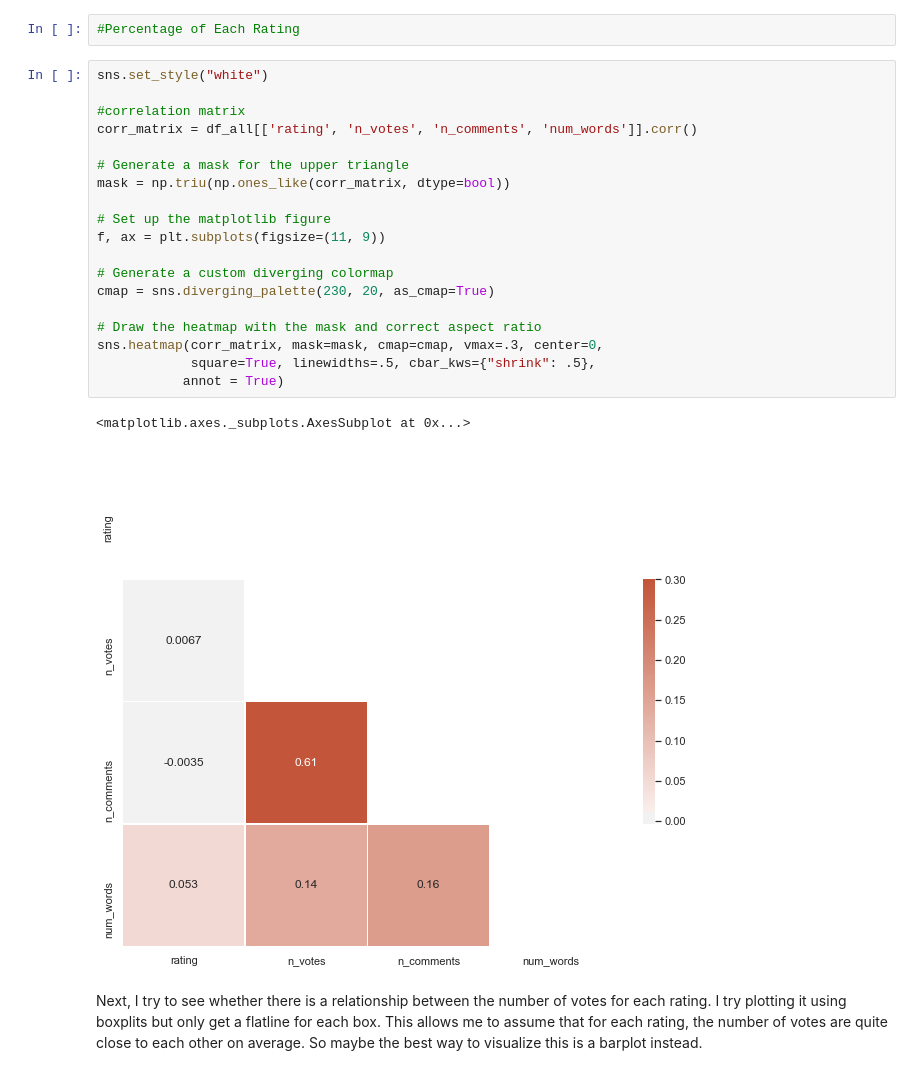
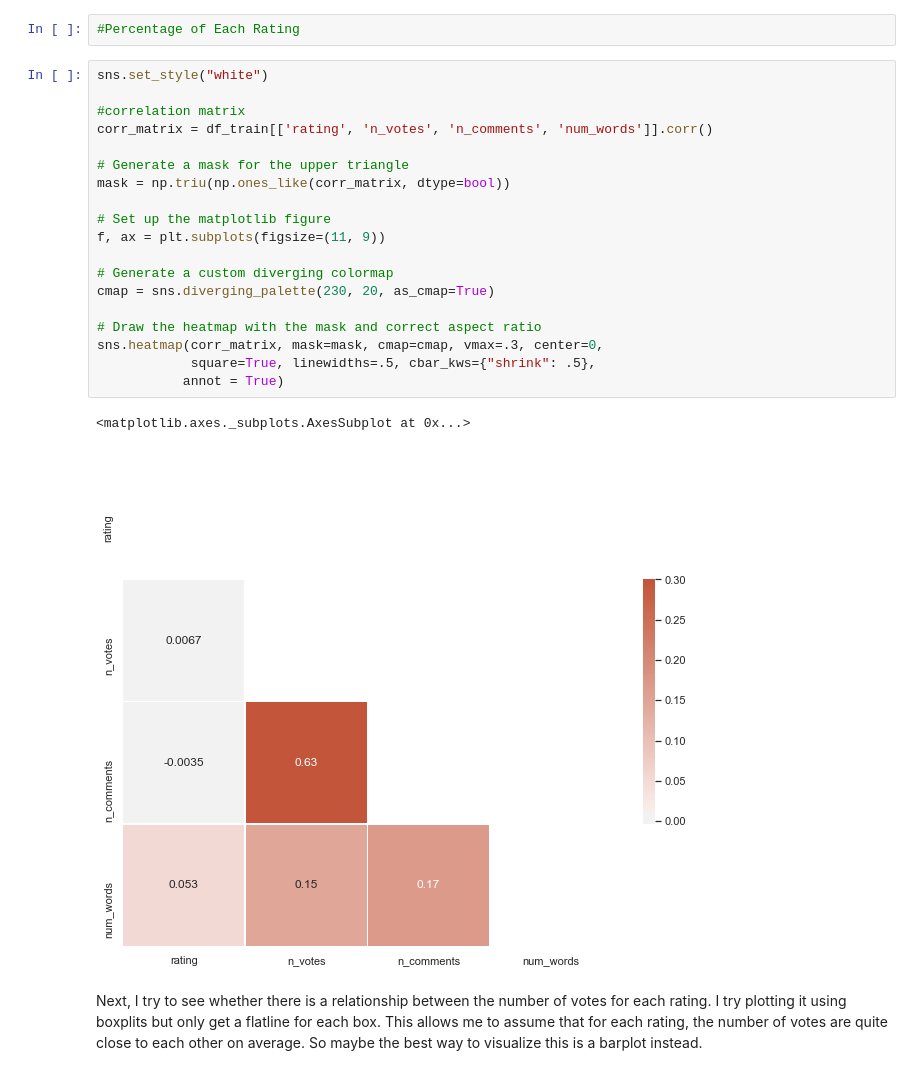
Before and after one commit to ghinwa-mj/Kaggle_Competition_Drafts, a Jupyter notebook: GoodReads_Kaggle_Competition.ipynb, the cells around one changed output. Saved outputs shown, nothing was run; the diff lists cells and outputs as text.

```diff
--- a/GoodReads_Kaggle_Competition.ipynb
+++ b/GoodReads_Kaggle_Competition.ipynb
@@ -95,25 +95,25 @@ Text(0.5, 1.0, 'Countplot for Ratings')
 # %%
 sns.set_style("white")
 
 #correlation matrix
-corr_matrix = df_all[['rating', 'n_votes', 'n_comments', 'num_words']].corr()
+corr_matrix = df_train[['rating', 'n_votes', 'n_comments', 'num_words']].corr()
 
 # Generate a mask for the upper triangle
 mask = np.triu(np.ones_like(corr_matrix, dtype=bool))
 
 # Set up the matplotlib figure
 f, ax = plt.subplots(figsize=(11, 9))
 
 # Generate a custom diverging colormap
 cmap = sns.diverging_palette(230, 20, as_cmap=True)
 
 # Draw the heatmap with the mask and correct aspect ratio
 sns.heatmap(corr_matrix, mask=mask, cmap=cmap, vmax=.3, center=0,
             square=True, linewidths=.5, cbar_kws={"shrink": .5},
            annot = True)
 # %% [output]
 <matplotlib.axes._subplots.AxesSubplot at 0x...>
-[figure, old version]
+[figure, new version]
 # %% [markdown]
 Next, I try to see whether there is a relationship between the number of votes for each rating. I try plotting it using boxplits but only get a flatline for each box. This allows me to assume that for each rating, the number of votes are quite close to each other on average. So maybe the best way to visualize this is a barplot instead.
 # %%
```
Also changed, not shown: parts of 22 cells of this notebook.
